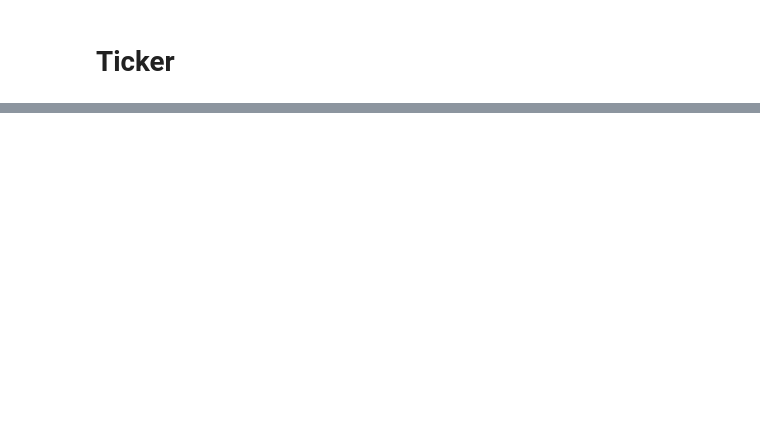
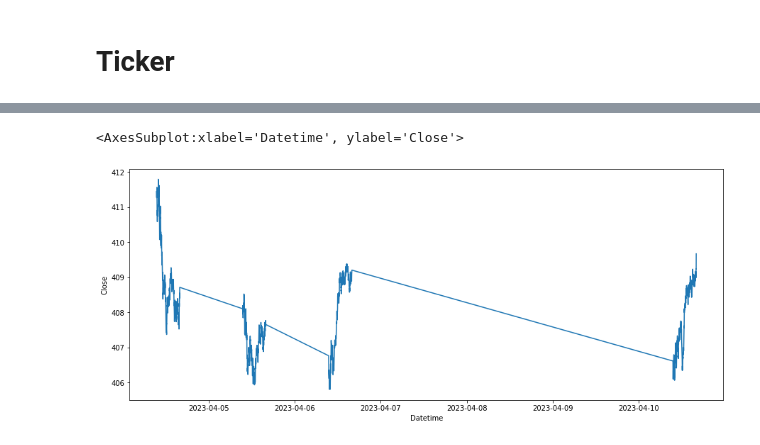
Before and after one commit to woonsupkim/Sentiment_SNP, a Jupyter notebook: SPY_Track.ipynb, the cells around one changed output, grey strips where cells are left out. Cells and saved outputs as stored; diff of their text form; code cells hidden in the pictures; blank space fills up the shorter version.

```diff
--- a/SPY_Track.ipynb
+++ b/SPY_Track.ipynb
@@ -308,8 +347,11 @@ df1=spy_ohlc_df.reset_index()
 # %%
 fig, ax = plt.subplots()
 fig.set_size_inches(15,6)
-sns.lineplot(x = 'dt', y = 'Close', data = df1)
+sns.lineplot(x = 'Datetime', y = 'Close', data = df1)
 plt.show()
+# %% [output]
+<AxesSubplot:xlabel='Datetime', ylabel='Close'>
+[figure, added]
 # %%
 # Load SPY price data
 spy_data = df1
```
Also changed, not shown: parts of 16 cells of this notebook.
